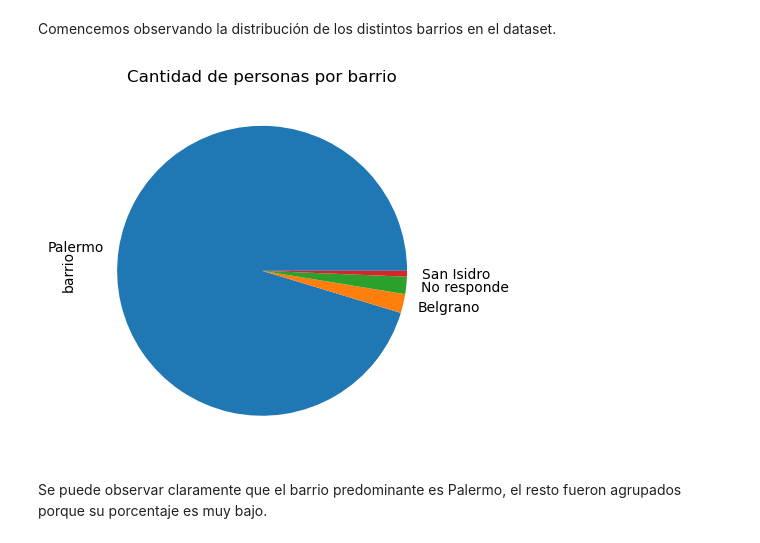
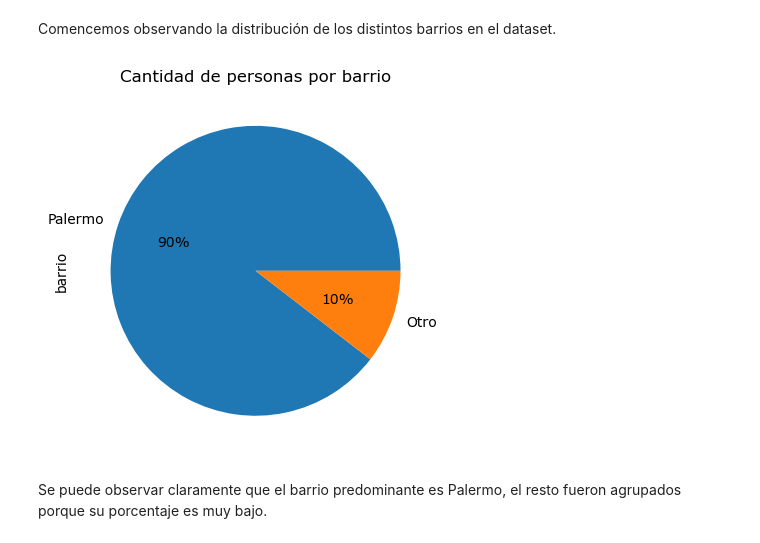
Before and after one commit to MateoCraviotto/Organizacion-de-datos-fiuba-1, a Jupyter notebook: TP1/notebookTp1.ipynb, the cells around one changed output. Saved outputs shown, nothing was run; the diff lists cells and outputs as text; code cells hidden in the pictures.

Commit message:
Subo analisis de genero + grafico de barrios

```diff
--- a/TP1/notebookTp1.ipynb
+++ b/TP1/notebookTp1.ipynb
@@ -329,12 +332,22 @@ Para hacer el análisis del set de dato, primero vamos a realizarnos unas pregun
 # %% [markdown]
 Comencemos observando la distribución de los distintos barrios en el dataset.
 # %%
+def cambiar_barrio(barrio):
+    if barrio == "Palermo":
+        return "Palermo"
+    else:
+        return "Otro"
+
+df_para_grafico_barrio = df.copy()
+df_para_grafico_barrio.barrio.value_counts()
+df_para_grafico_barrio['barrio'] = df['barrio'].apply(cambiar_barrio)
+
 
 plt.figure(figsize=(6.4, 4.8), dpi=100)
-df['barrio'].value_counts().iloc[:4].plot(kind='pie')
+df_para_grafico_barrio['barrio'].value_counts().iloc[:4].plot(kind='pie', autopct='%1.0f%%')
 plt.title('Cantidad de personas por barrio')
 plt.show()
 # %% [output]
-[figure, old version]
+[figure, new version]
 # %% [markdown]
 Se puede observar claramente que el barrio predominante es Palermo, el resto fueron agrupados porque su porcentaje es muy bajo.
```
Also changed, not shown: parts of 12 cells of this notebook.
